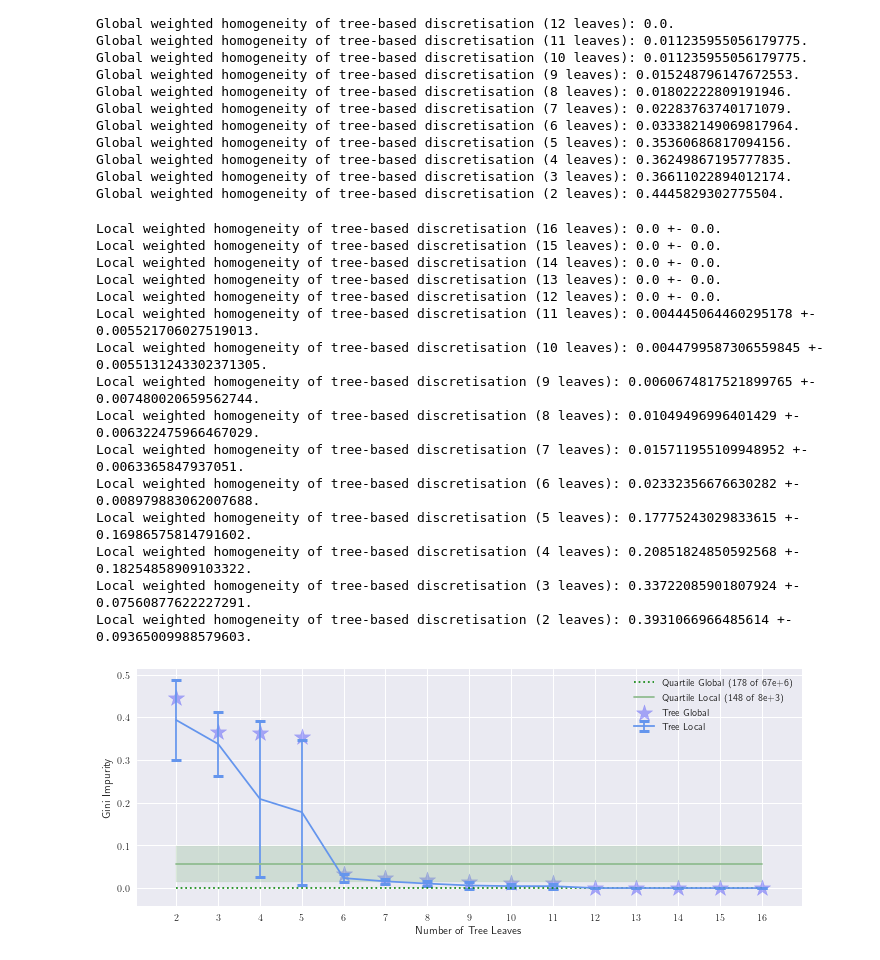
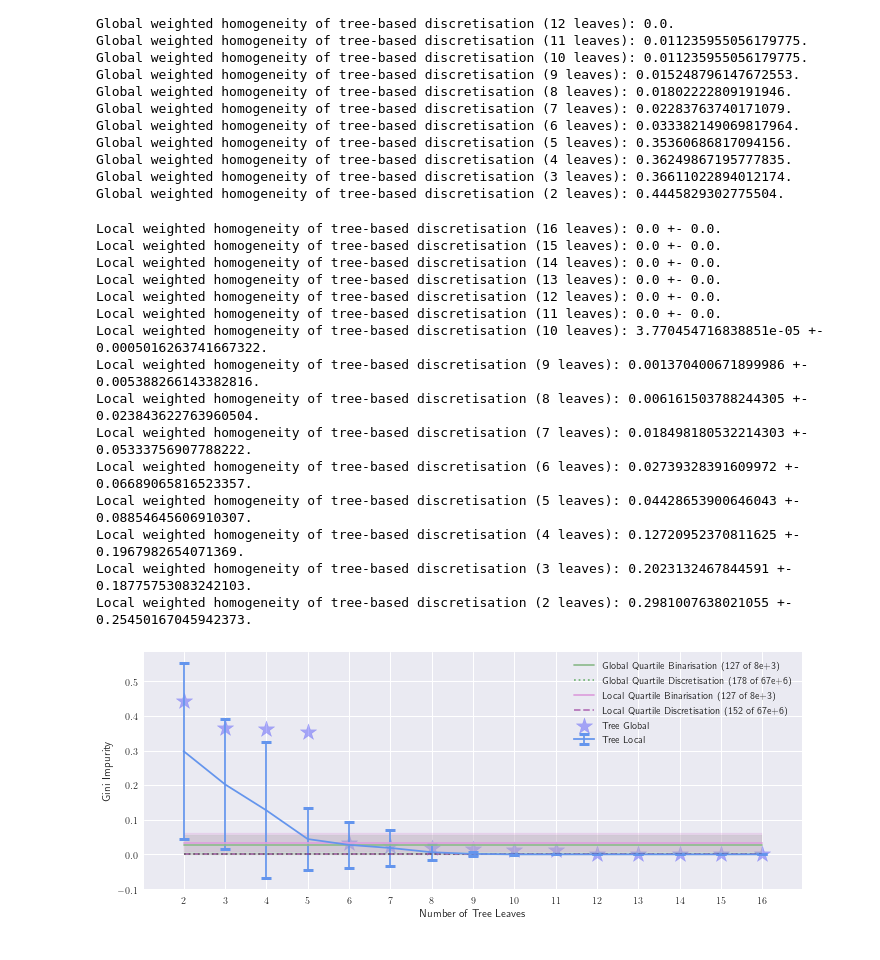
Before and after one commit to So-Cool/bLIMEy, a Jupyter notebook: DAMI_2021/experiments_tabular.ipynb, the cells around one changed output. Saved outputs shown, nothing was run; the diff lists cells and outputs as text; code cells hidden in the pictures.

```diff
--- a/DAMI_2021/experiments_tabular.ipynb
+++ b/DAMI_2021/experiments_tabular.ipynb
@@ -55,7 +50,19 @@ data_set = 'wine'
+# %%
+distance_factor = 0.3
+data_set_idx = 0
+
+data_set = [
+    'wine',
+    'breast_cancer',
+    'boston',
+    'diabetes'
+][data_set_idx]
 # %%
-discrete_result, binary_results, n_g, n_l = helpers.get_lime(
+discrete_result, global_binary_results, \
+local_discrete_result, local_binary_results, \
+n_d_g, n_b_g, n_d_l, n_b_l = helpers.get_lime(
     data_sets[data_set]['data'],
     data_sets[data_set]['labels'],
     classification=data_sets[data_set]['is_classification'],
-    distance_factor=0.6)
+    distance_factor=distance_factor)
 # %% [output]
@@ -98,23 +124,23 @@ tree_local = helpers.get_tree_local(
     data_sets[data_set]['labels'],
     data_sets[data_set]['tree_leaves'],
     classification=data_sets[data_set]['is_classification'],
-    distance_factor=0.6)
+    distance_factor=distance_factor)
 # %% [output]
 Local weighted homogeneity of tree-based discretisation (16 leaves): 0.0 +- 0.0.
 Local weighted homogeneity of tree-based discretisation (15 leaves): 0.0 +- 0.0.
 Local weighted homogeneity of tree-based discretisation (14 leaves): 0.0 +- 0.0.
 Local weighted homogeneity of tree-based discretisation (13 leaves): 0.0 +- 0.0.
 Local weighted homogeneity of tree-based discretisation (12 leaves): 0.0 +- 0.0.
-Local weighted homogeneity of tree-based discretisation (11 leaves): 0.004445064460295178 +- 0.005521706027519013.
-Local weighted homogeneity of tree-based discretisation (10 leaves): 0.0044799587306559845 +- 0.0055131243302371305.
-Local weighted homogeneity of tree-based discretisation (9 leaves): 0.0060674817521899765 +- 0.007480020659562744.
-Local weighted homogeneity of tree-based discretisation (8 leaves): 0.01049496996401429 +- 0.006322475966467029.
-Local weighted homogeneity of tree-based discretisation (7 leaves): 0.015711955109948952 +- 0.0063365847937051.
-Local weighted homogeneity of tree-based discretisation (6 leaves): 0.02332356676630282 +- 0.008979883062007688.
-Local weighted homogeneity of tree-based discretisation (5 leaves): 0.17775243029833615 +- 0.16986575814791602.
-Local weighted homogeneity of tree-based discretisation (4 leaves): 0.20851824850592568 +- 0.18254858909103322.
-Local weighted homogeneity of tree-based discretisation (3 leaves): 0.33722085901807924 +- 0.07560877622227291.
-Local weighted homogeneity of tree-based discretisation (2 leaves): 0.3931066966485614 +- 0.09365009988579603.
+Local weighted homogeneity of tree-based discretisation (11 leaves): 0.0 +- 0.0.
+Local weighted homogeneity of tree-based discretisation (10 leaves): 3.770454716838851e-05 +- 0.0005016263741667322.
+Local weighted homogeneity of tree-based discretisation (9 leaves): 0.001370400671899986 +- 0.005388266143382816.
+Local weighted homogeneity of tree-based discretisation (8 leaves): 0.006161503788244305 +- 0.023843622763960504.
+Local weighted homogeneity of tree-based discretisation (7 leaves): 0.018498180532214303 +- 0.05333756907788222.
+Local weighted homogeneity of tree-based discretisation (6 leaves): 0.02739328391609972 +- 0.06689065816523357.
+Local weighted homogeneity of tree-based discretisation (5 leaves): 0.04428653900646043 +- 0.08854645606910307.
+Local weighted homogeneity of tree-based discretisation (4 leaves): 0.12720952370811625 +- 0.1967982654071369.
+Local weighted homogeneity of tree-based discretisation (3 leaves): 0.2023132467844591 +- 0.18775753083242103.
+Local weighted homogeneity of tree-based discretisation (2 leaves): 0.2981007638021055 +- 0.25450167045942373.
 # %%
 # NBVAL_IGNORE_OUTPUT
 fig = plt.figure(figsize=(10, 4))  # constrained_layout=True
@@ -143,41 +169,57 @@ plt.scatter(x_global, y_global,
 
 #############################################
 
-mm, ms = np.mean(binary_results), np.std(binary_results)
+mm, ms = np.mean(global_binary_results), np.std(global_binary_results)
 pp = plt.plot(keys, key_no * [mm],  # LIME MSE
               c='darkseagreen',
-              label=f'Quartile Local ({n_l} of {helpers.millify(n_l_fn)})')
+              label=f'Global Quartile Binarisation ({n_b_g} of {helpers.millify(n_bin_fn)})')
 lime_c = pp[-1].get_color()
 plt.fill_between(keys, key_no * [mm - ms], key_no * [mm + ms],
                  alpha=0.3, color=lime_c)  # y + error
 
 plt.plot(keys, key_no * [discrete_result],
-         alpha=0.9, c='g', linestyle=':',
-         label=f'Quartile Global ({n_g} of {helpers.millify(n_g_fn)})')
+         alpha=0.5, c='g', linestyle=':',
+         label=f'Global Quartile Discretisation ({n_d_g} of {helpers.millify(n_disc_fn)})')
+
+mm, ms = np.mean(local_binary_results), np.std(local_binary_results)
+pp = plt.plot(keys, key_no * [mm],  # LIME MSE
+              c='plum',
+              label=f'Local Quartile Binarisation ({n_b_l} of {helpers.millify(n_bin_fn)})')
+lime_c = pp[-1].get_color()
+plt.fill_between(keys, key_no * [mm - ms], key_no * [mm + ms],
+                 alpha=0.3, color=lime_c)  # y + error
+
+mm, ms = np.mean(local_discrete_result), np.std(local_discrete_result)
+pp = plt.plot(keys, key_no * [mm],  # LIME MSE
+              alpha=0.5, c='purple', linestyle='--',
+              label=f'Local Quartile Discretisation ({n_d_l} of {helpers.millify(n_disc_fn)})')
+lime_c = pp[-1].get_color()
+plt.fill_between(keys, key_no * [mm - ms], key_no * [mm + ms],
+                 alpha=0.3, color=lime_c)  # y + error
 
 # Gini purity
 plt.ylabel('Gini Impurity' if data_sets[data_set]['is_classification'] else
            'Mean Squared Error')
 # Tree leaves
 plt.xlabel('Number of Tree Leaves')
 
 plt.xticks(np.arange(
     int(data_sets[data_set]['tree_leaves'] / 8),
     data_sets[data_set]['tree_leaves'] + 1,
     step=int(data_sets[data_set]['tree_leaves'] / 16)
 ))
 
 plt.legend(loc='upper right')  # 'top right'
 
 # Sort both labels and handles by labels
 ax = fig.get_axes()[0]
 handles, labels = ax.get_legend_handles_labels()
 labels, handles = zip(*sorted(zip(labels, handles), key=lambda t: t[0]))
 plt.legend(handles, labels)
 
 plt.tight_layout()
 
-plt.savefig(f'_figures/intrep_tab_{data_set}.pdf',
+plt.savefig(f'_figures/intrep_tab_{data_set}_{distance_factor:1.1f}.pdf',
             transparent=False, dpi=300, bbox_inches='tight')
 # %% [output]
-[figure, old version]
+[figure, new version]
```
Also changed, not shown: parts of 6 cells of this notebook, 1 other file.
